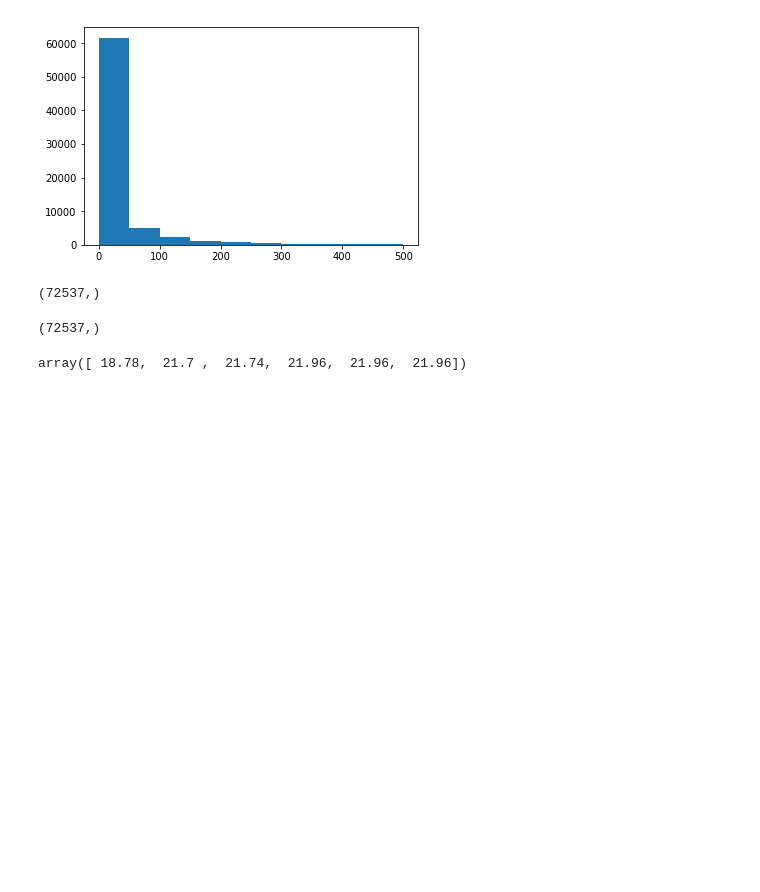
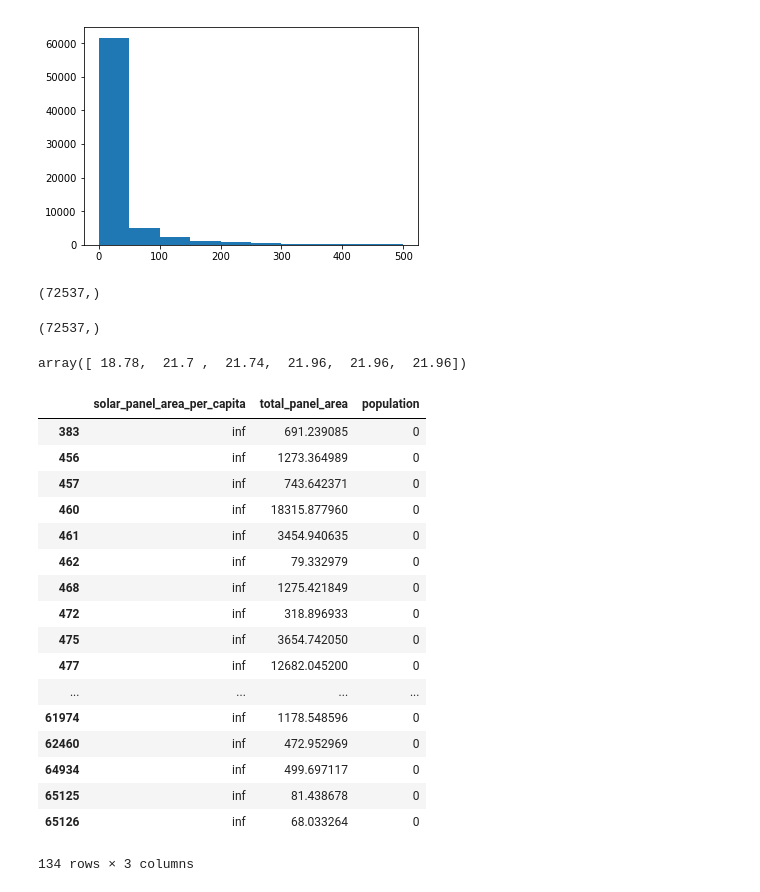
Before and after one commit to daxaurora/capstone_solarpanels, a Jupyter notebook: deepsolar EDA.ipynb, the cells around one changed output. Cells and saved outputs as stored; diff of their text form; code cells hidden in the pictures; blank space fills up the shorter version.

```diff
--- a/deepsolar EDA.ipynb
+++ b/deepsolar EDA.ipynb
@@ -219,3 +219,24 @@ numeric_fields=['Unnamed: 0',
 relevant_fields=solar[numeric_fields]
 # %%
 relevant_fields.apply(func=['max','min']).to_csv('solar_fields_maxmin.csv')
+# %%
+solar.loc[solar['solar_panel_area_per_capita']==np.inf][['solar_panel_area_per_capita','total_panel_area','population']]
+# %% [output]
+|  | solar_panel_area_per_capita | total_panel_area | population |
+| 383 | inf | 691.239085 | 0 |
+| 456 | inf | 1273.364989 | 0 |
+| 457 | inf | 743.642371 | 0 |
+| 460 | inf | 18315.877960 | 0 |
+| 461 | inf | 3454.940635 | 0 |
+| 462 | inf | 79.332979 | 0 |
+| 468 | inf | 1275.421849 | 0 |
+| 472 | inf | 318.896933 | 0 |
+| 475 | inf | 3654.742050 | 0 |
+| 477 | inf | 12682.045200 | 0 |
+| ... | ... | ... | ... |
+| 61974 | inf | 1178.548596 | 0 |
+| 62460 | inf | 472.952969 | 0 |
+| 64934 | inf | 499.697117 | 0 |
+| 65125 | inf | 81.438678 | 0 |
+| 65126 | inf | 68.033264 | 0 |
+134 rows × 3 columns
```
Also changed, not shown: parts of 10 cells of this notebook.
